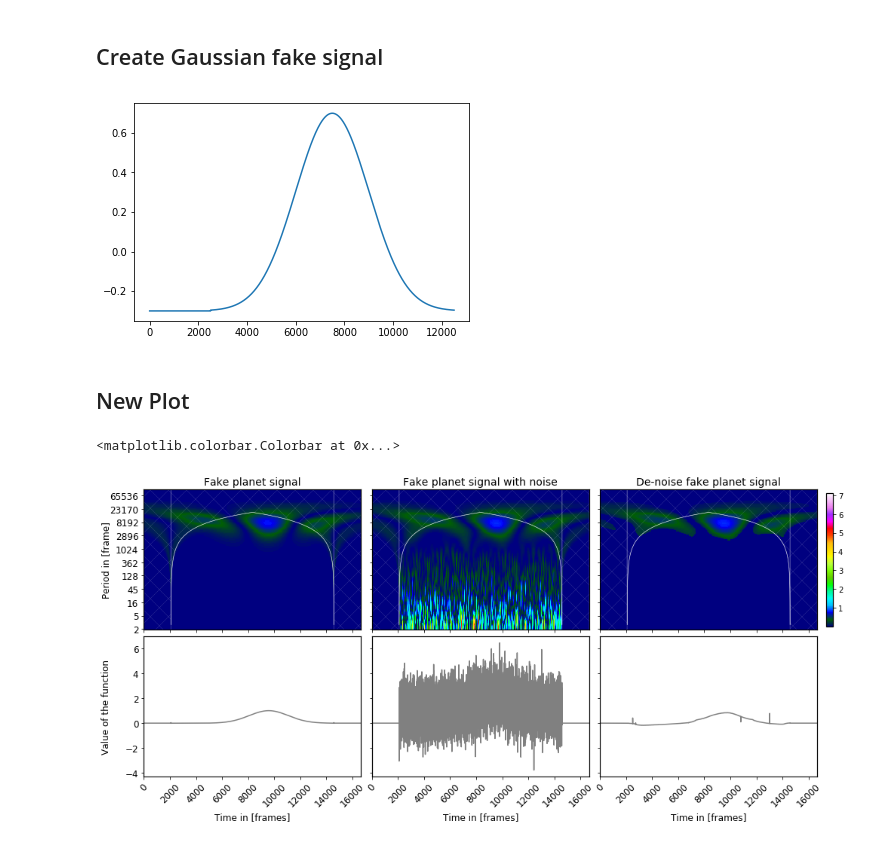
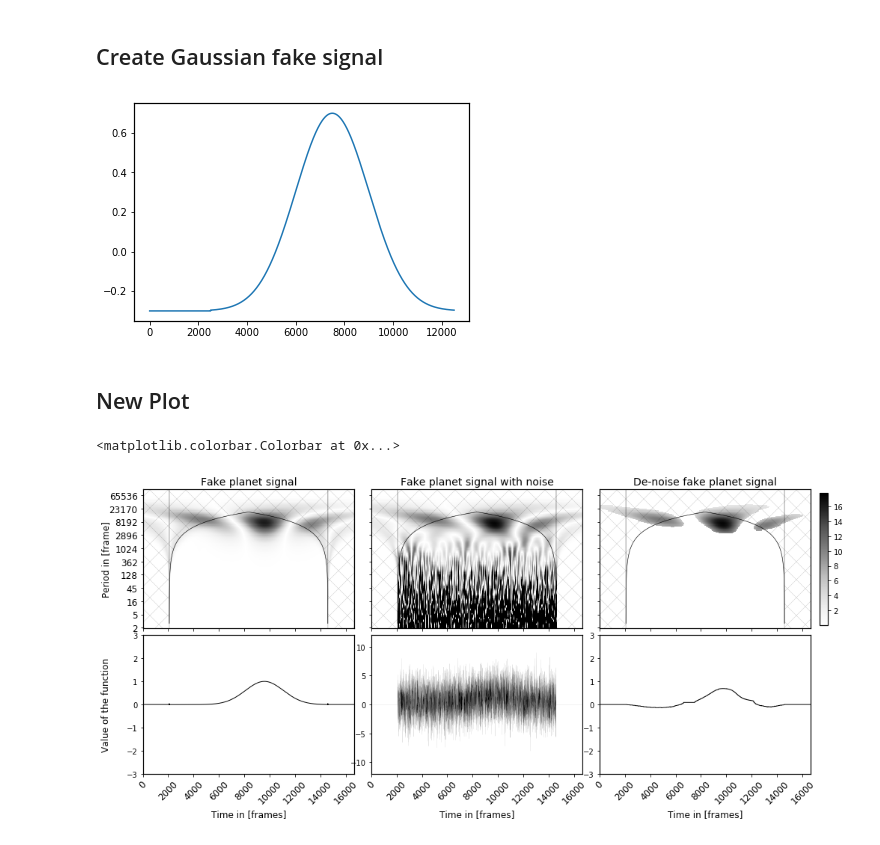
Before and after one commit to patapisp/PynPoint, a Jupyter notebook: Paper_Notebooks/Wavelet_Space_Plots.ipynb, the cells around one changed output. Drawn from its saved outputs; the diff is of its cells as text; code cells hidden in the pictures.

Commit message:
Reloaded stashed Wavelet Plot

```diff
--- a/Paper_Notebooks/Wavelet_Space_Plots.ipynb
+++ b/Paper_Notebooks/Wavelet_Space_Plots.ipynb
@@ -17,13 +17,13 @@ from copy import deepcopy
 g_signal = scipy.signal.gaussian(10000, 1500)
 g_signal = np.append(np.zeros(2500), g_signal[:14000])
 noise_signal = deepcopy(g_signal)
-noise_signal += np.random.normal(0, 1.5, len(g_signal))
+noise_signal += np.random.normal(0, 3.0, len(g_signal))
 noise_signal -= np.ones(len(g_signal)) * np.mean(g_signal)
 g_signal-= np.ones(len(g_signal)) * np.mean(g_signal)
 plt.plot(g_signal)
 plt.show()
 # %% [output]
-[figure, old version]
+[figure, new version]
 # %%
 cwt_rep = CWT.WaveletAnalysisCapsule(noise_signal,
                                      wavelet_in="dog",
@@ -114,7 +114,8 @@ def plot_wavelet_space(ax,
     plt.setp(ax.get_yticklines()[::15], visible=True)
     return img
 # %%
-def plot_signal(ax, cwt_rep):
+from scipy.signal import medfilt
+def plot_signal(ax, cwt_rep, linew, lim, med=False, alp=False):
     signal = cwt_rep.update_signal()
     signal = cwt_rep.get_signal()
     border = len(cwt_rep._m_data)/12
@@ -127,10 +128,17 @@ def plot_signal(ax, cwt_rep):
 
     #signal = cwt_rep._m_data[border:]
     #signal = signal[:-border]
+    if med:
+        signal = medfilt(signal)
+    if alp:
+        alpha = 0.2
+    else:
+        alpha = 1.0
 
-    ax.plot(signal, c="grey")
+    ax.plot(signal, c="black", lw=linew, alpha=alpha)
     #ax.set_ylabel("Value of the function")
     ax.set_xlim([0, len(signal)])
+    ax.set_ylim([-lim,lim])
     ax.set_xlabel("Time in [frames]",
                  fontsize=12)
 
@@ -138,13 +146,13 @@ def plot_signal(ax, cwt_rep):
         tick.label.set_fontsize(12)
         tick.label.set_rotation(45)
     for tick in ax.yaxis.get_major_ticks():
-        tick.label.set_fontsize(12)
+        tick.label.set_fontsize(10)
 # %%
 cwt_rep_tmp = deepcopy(cwt_rep)
 plt.rc('axes', linewidth=1.2)
 f, axarr = plt.subplots(2,3,
                         sharex='col',
-                        sharey='row',
+
                         figsize=(16, 7)) #
 
 ax1 = axarr[0, 0]
@@ -160,18 +168,18 @@ ax6 = axarr[1, 2]
 scaled_spec = copy.deepcopy(cwt_rep_tmp._m_spectrum.real)
 
 for i in range(len(scaled_spec)):
-    scaled_spec[i] /= np.sqrt(cwt_rep._m_scales[i])
+    scaled_spec[i] /= (np.sqrt(cwt_rep._m_scales[i])*0.05)
 
-minimum = np.min(abs(scaled_spec))/2
-maximum = np.max(abs(scaled_spec))
-cmap = "gist_ncar"
+minimum = np.min(abs(scaled_spec))
+maximum = np.max(abs(scaled_spec))/15
+cmap = "Greys"
 
 plot_wavelet_space(ax1,
                    cwt_rep_no_noise,
                    minimum,
                    maximum,
                    cmap)
-plot_signal(ax2,cwt_rep_no_noise)
+plot_signal(ax2,cwt_rep_no_noise, 1.0, 3)
 
 ax1.set_title("Fake planet signal",
               fontsize=14)
@@ -182,38 +190,40 @@ ax2.set_ylabel("Value of the function",
                fontsize=12)
 ax1.get_yaxis().set_label_coords(-0.15,0.5)
 ax2.get_yaxis().set_label_coords(-0.15,0.5)
 
 plot_wavelet_space(ax3,
                    cwt_rep_tmp,
                    minimum,
                    maximum,
                    cmap)
 ax3.set_title("Fake planet signal with noise",
               fontsize=14)
+plt.setp(ax3.get_yticklabels()[:], visible=False)
 
-plot_signal(ax4,cwt_rep_tmp)
+plot_signal(ax4,cwt_rep_tmp, 0.05, 12)
 
-cwt_rep_tmp.denoise_spectrum_universal_threshold(threshold=1.2,
+cwt_rep_tmp.denoise_spectrum_universal_threshold(threshold=1.3,
                                                  soft=False)
 cwt_rep_tmp.update_signal()
 
 img = plot_wavelet_space(ax5,
                          cwt_rep_tmp,
                          minimum,
                          maximum,
                          cmap)
 ax5.set_title("De-noise fake planet signal",
               fontsize=14)
+plt.setp(ax5.get_yticklabels()[:], visible=False)
 
-plot_signal(ax6,cwt_rep_tmp)
+plot_signal(ax6,cwt_rep_tmp, 1.0, 3)
 
 f.subplots_adjust(hspace=0.05)
-f.subplots_adjust(wspace=0.05)
+f.subplots_adjust(wspace=0.08)
 
-cbar_ax = f.add_axes([0.91, 0.52, 0.008, 0.35])
+cbar_ax = f.add_axes([0.91, 0.52, 0.01, 0.35])
 f.colorbar(img, cax=cbar_ax)
 # %% [output]
 <matplotlib.colorbar.Colorbar at 0x...>
-[figure, old version]
+[figure, new version]
 # %%
 f.savefig("Plots/wavelet_space.pdf")
```
Also changed, not shown: parts of 1 cell of this notebook.
